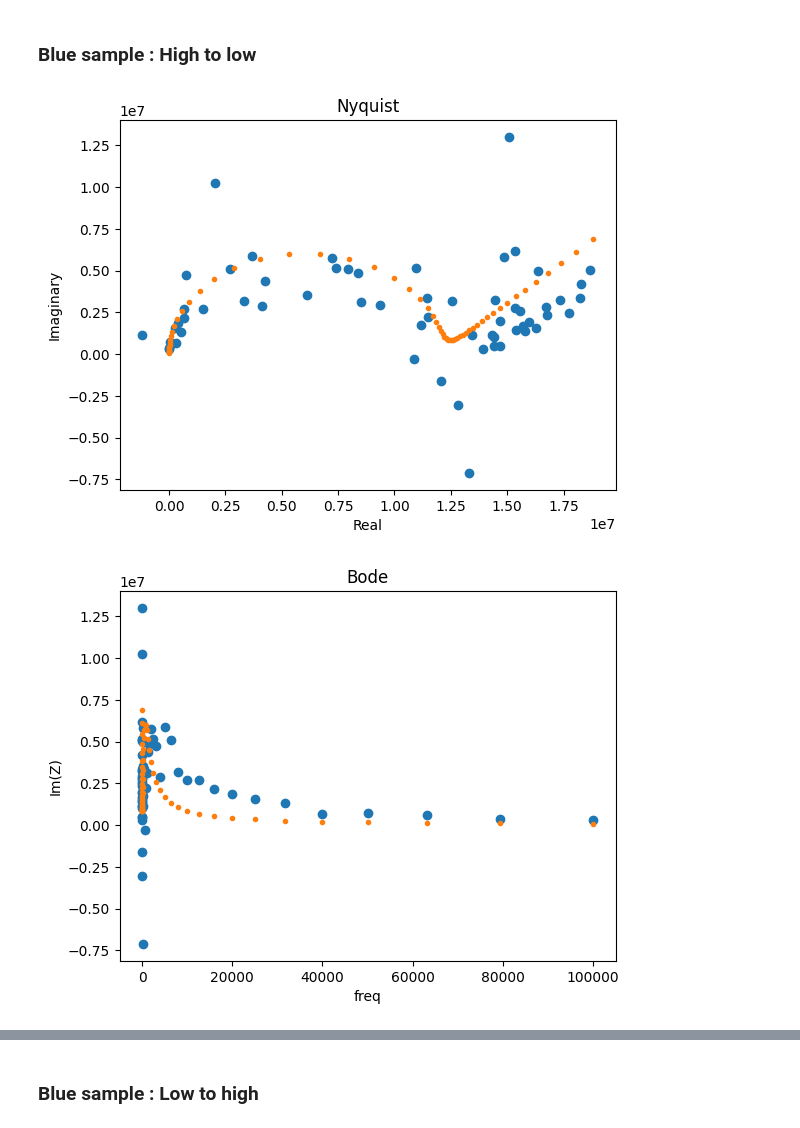
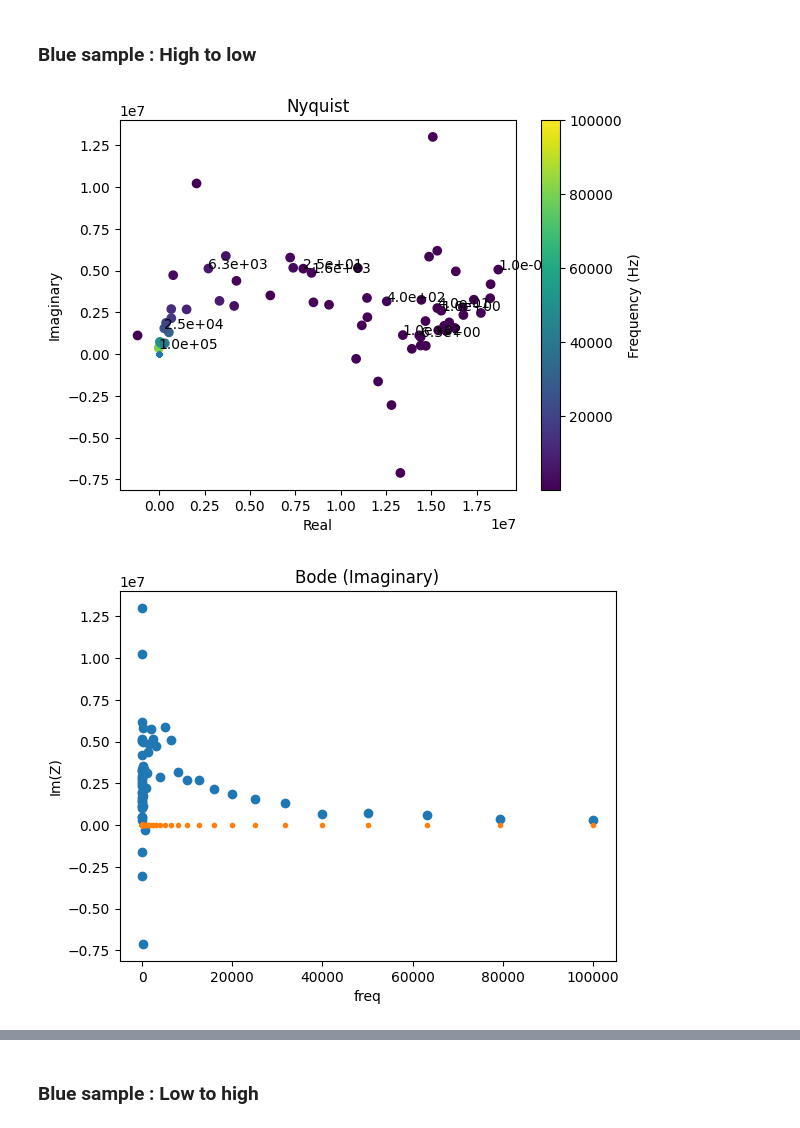
Before and after one commit to beepmo/gator, a Jupyter notebook: data/06-24/litao3EISBB.ipynb, the cells around one changed output, grey strips where cells are left out. Drawn from its saved outputs; the diff is of its cells as text; code cells hidden in the pictures.

```diff
--- a/data/06-24/litao3EISBB.ipynb
+++ b/data/06-24/litao3EISBB.ipynb
@@ -57,33 +57,42 @@ def prep_csv(filename):
 # %%
 freqs, Z = preprocessing.readZPlot('LiTao3_Blue.z')
 
-circuit = 'p(R0-W0,C0)'
-init = [10**6, 10**-7, 10**-8]
+circuit = 'R0,C0'
+init = [0, 10**-24]
 
 circuit = CustomCircuit(circuit, initial_guess=init)
-circuit.fit(freqs, Z)
+# circuit.fit(freqs, Z)
 Z_fit = circuit.predict(freqs)
 
-plt.plot(Z.real, -Z.imag, 'o')
+# Plot Nyquist plot with frequency annotations
+plt.figure()
+sc = plt.scatter(Z.real, -Z.imag, c=freqs, cmap='viridis')
 plt.plot(Z_fit.real, -Z_fit.imag, '.')
+plt.colorbar(sc, label='Frequency (Hz)')
+for i in range(len(freqs)):
+    if i % (len(freqs) // 10) == 0:  # Adjust the step to reduce clutter
+        plt.annotate(f'{freqs[i]:.1e}', (Z.real[i], -Z.imag[i]))
 plt.ylabel('Imaginary')
 plt.xlabel('Real')
 plt.title('Nyquist')
 plt.show()
 
+# Plot Bode plots
+plt.figure()
 plt.plot(freqs, -Z.imag, 'o')
 plt.plot(freqs, -Z_fit.imag, '.')
 plt.ylabel('Im(Z)')
 plt.xlabel('freq')
-plt.title('Bode')
+plt.title('Bode (Imaginary)')
 plt.show()
 
+plt.figure()
 plt.plot(freqs, Z.real, 'o')
 plt.plot(freqs, Z_fit.real, '.')
 plt.ylabel('Re(Z)')
 plt.xlabel('freq')
-plt.title('Bode')
+plt.title('Bode (Real)')
 plt.show()
 # %% [output]
-[figure, old version]
+[figure, new version]
-[figure, old version]
+[figure, new version]
```
Also changed, not shown: parts of 7 cells of this notebook.
